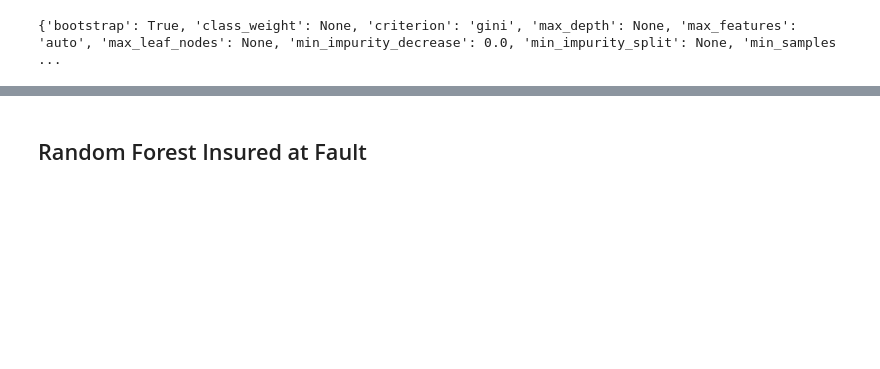
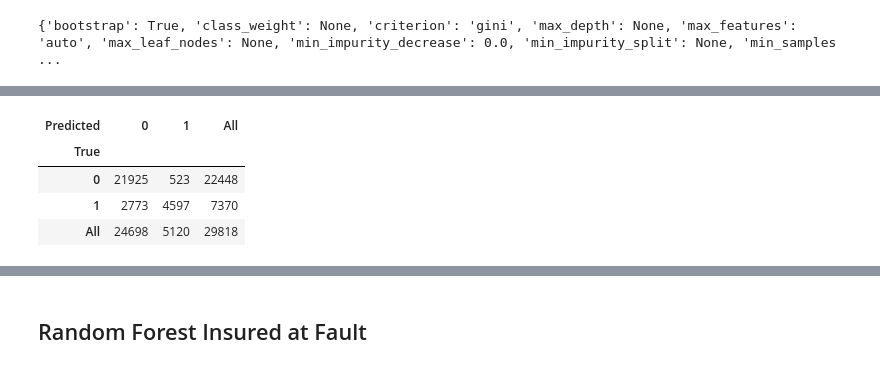
Before and after one commit to asidamo/Auto-Insuruance-finding-the-at-fault-party-with-claims-nlp, a Jupyter notebook: dq9-AM.ipynb, the cells around one changed output, grey strips where cells are left out. Drawn from its saved outputs; the diff is of its cells as text; code cells hidden in the pictures; blank space fills up the shorter version.

```diff
--- a/dq9-AM.ipynb
+++ b/dq9-AM.ipynb
@@ -619,0 +678,8 @@ AttributeError: 'RandomizedSearchCV' object has no attribute 'best_params_'
+# %%
+pd.crosstab(y_test, y_pred_best, rownames=['True'], colnames=['Predicted'], margins=True)
+# %% [output]
+| Predicted | 0 | 1 | All |
+| True |  |  |  |
+| 0 | 21925 | 523 | 22448 |
+| 1 | 2773 | 4597 | 7370 |
+| All | 24698 | 5120 | 29818 |
```
Also changed, not shown: parts of 25 cells of this notebook.
